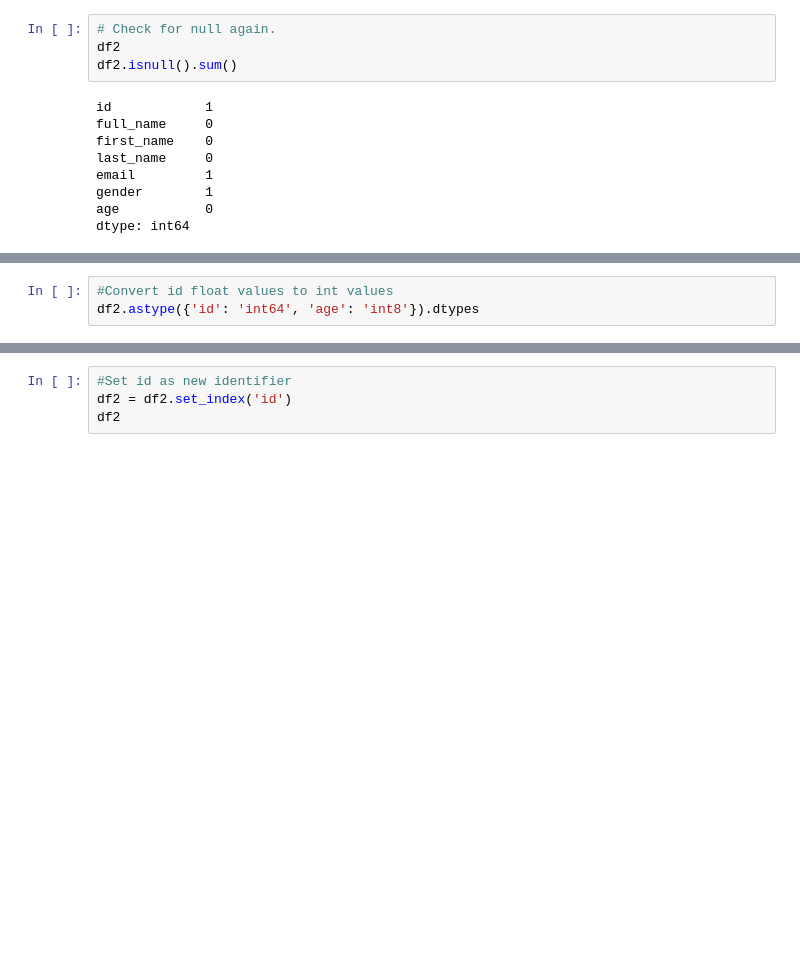
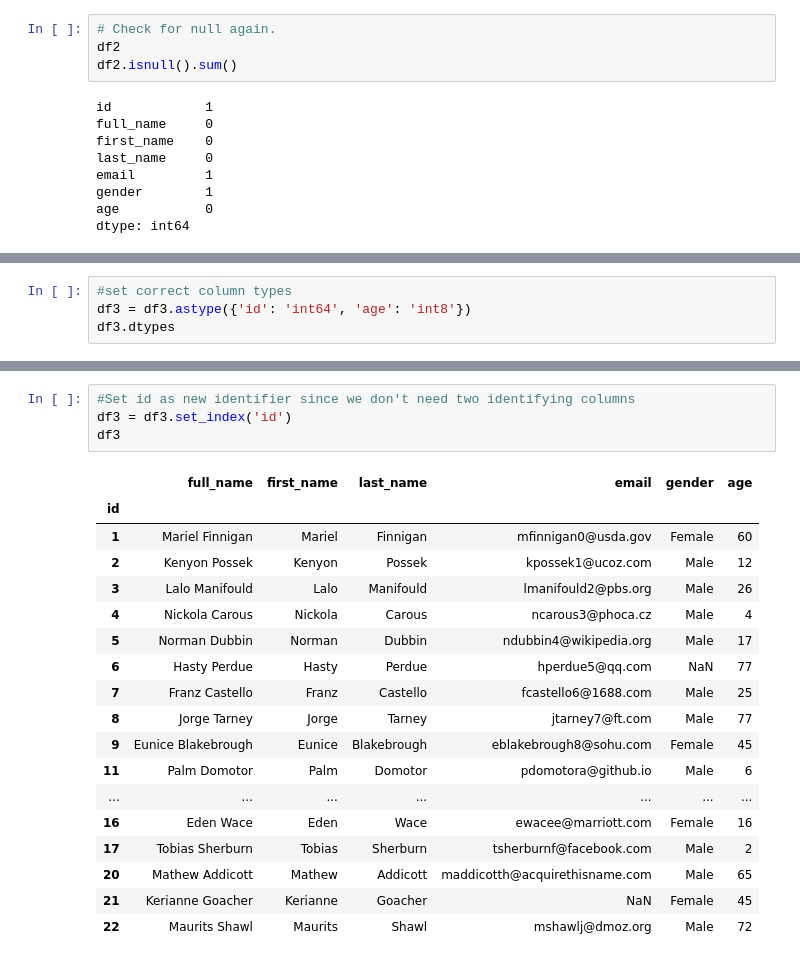
Before and after one commit to Zitruism/DataScience-EA6, a Jupyter notebook: 0CleanDataset.ipynb, the cells around one changed output, grey strips where cells are left out. Drawn from its saved outputs; the diff is of its cells as text; blank space fills up the shorter version.

```diff
--- a/0CleanDataset.ipynb
+++ b/0CleanDataset.ipynb
@@ -138,4 +173,5 @@ TypeError: '>=' not supported between instances of 'str' and 'int'
 # %%
-#Convert id float values to int values
-df2.astype({'id': 'int64', 'age': 'int8'}).dtypes
+#set correct column types
+df3 = df3.astype({'id': 'int64', 'age': 'int8'})
+df3.dtypes
 # %% [output]
@@ -143,6 +210,25 @@ ValueError: invalid literal for int() with base 10: 'old'
 # %%
-#Set id as new identifier
-df2 = df2.set_index('id')
-df2
+#Set id as new identifier since we don't need two identifying columns
+df3 = df3.set_index('id')
+df3
+# %% [output]
+|  | full_name | first_name | last_name | email | gender | age |
+| id |  |  |  |  |  |  |
+| 1 | Mariel Finnigan | Mariel | Finnigan | mfinnigan0@usda.gov | Female | 60 |
+| 2 | Kenyon Possek | Kenyon | Possek | kpossek1@ucoz.com | Male | 12 |
+| 3 | Lalo Manifould | Lalo | Manifould | lmanifould2@pbs.org | Male | 26 |
+| 4 | Nickola Carous | Nickola | Carous | ncarous3@phoca.cz | Male | 4 |
+| 5 | Norman Dubbin | Norman | Dubbin | ndubbin4@wikipedia.org | Male | 17 |
+| 6 | Hasty Perdue | Hasty | Perdue | hperdue5@qq.com | NaN | 77 |
+| 7 | Franz Castello | Franz | Castello | fcastello6@1688.com | Male | 25 |
+| 8 | Jorge Tarney | Jorge | Tarney | jtarney7@ft.com | Male | 77 |
+| 9 | Eunice Blakebrough | Eunice | Blakebrough | eblakebrough8@sohu.com | Female | 45 |
+| 11 | Palm Domotor | Palm | Domotor | pdomotora@github.io | Male | 6 |
+| ... | ... | ... | ... | ... | ... | ... |
+| 16 | Eden Wace | Eden | Wace | ewacee@marriott.com | Female | 16 |
+| 17 | Tobias Sherburn | Tobias | Sherburn | tsherburnf@facebook.com | Male | 2 |
+| 20 | Mathew Addicott | Mathew | Addicott | maddicotth@acquirethisname.com | Male | 65 |
+| 21 | Kerianne Goacher | Kerianne | Goacher | NaN | Female | 45 |
+| 22 | Maurits Shawl | Maurits | Shawl | mshawlj@dmoz.org | Male | 72 |
 # %%
 # Remove duplicates (ignore id)
```
Also changed, not shown: parts of 10 cells of this notebook.
